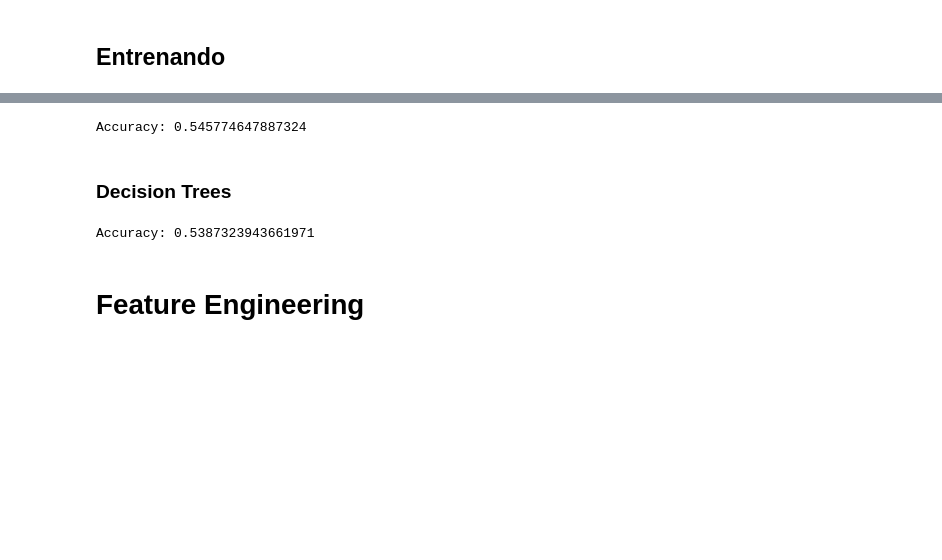
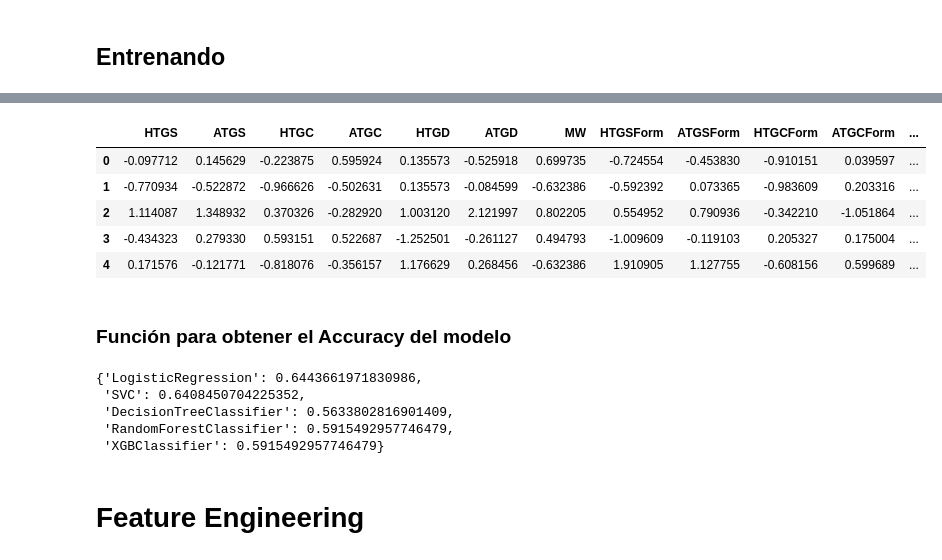
Before and after one commit to raulc03/match-prediction, a Jupyter notebook: Predict_match_winner.ipynb, the cells around one changed output, grey strips where cells are left out. Cells and saved outputs as stored; diff of their text form; code cells hidden in the pictures; blank space fills up the shorter version.

```diff
--- a/Predict_match_winner.ipynb
+++ b/Predict_match_winner.ipynb
@@ -487,11 +469,31 @@ df[(df['DateTime'].dt.year == 2023) & ((df['Home Team'] == team) | (df['Away Tea
 # %% [markdown]
 ### Función de preprocesamiento
 # %%
-def get_preprocessing(df: pd.DataFrame):
+def get_preprocessing(df: pd.DataFrame) -> (pd.DataFrame, pd.DataFrame, pd.DataFrame, pd.DataFrame):
+    """Función que realiza el preprocesamiento necesario a la data para entrenar
+
+    Parámetro
+    =========
+    df: DataFrame con la data para preprocesar
+
+    Retorna
+    =======
+    X_train: DataFrame con el 80% de la data para realizar el entrenamiento
+    X_valid: DataFrame con el 20% de la data para realizar la validación
+    y_train: DataFrame con el 80% del target (Result)
+    y_valid: DataFrame con el 20% del target (Result)
+    """
     X = df.copy()
     y = X.pop('Result')
 
     def home_team_win(result):
+        """Función que transforma el valor de 'Result' a binario.
+
+        Retorna
+        =======
+        0: Si el equipo local no ganó
+        1: Si el equipo local ganó
+        """
         if result == 'W':
             result = 1
         else:
@@ -500,32 +502,40 @@ def get_preprocessing(df: pd.DataFrame):
 
     y = y.apply(home_team_win)
 
+    # Obtenemos las columnas numéricas y las object
     object_columns = [cols for cols in X.columns if X[cols].dtype == 'object']
     numeric_columns = [cols for cols in X.columns if X[cols].dtype != 'object']
 
+    # Eliminamos las columnas categóricas que tengan más de 10 valores únicos
     drop_columns = [cols for cols in object_columns if X[cols].nunique() > 10]
 
     # Dropeamos columnas de ayuda y columnas categorícas con valore únicos altos (por ahora)
     X.drop(['DateTime',  'GF', 'GA'] + drop_columns, axis=1, inplace=True)
 
+    # Dividimos el dataset en un set de entrenamiento y validación
     X_train, X_valid, y_train, y_valid = train_test_split(X, y, train_size=0.8, test_size=0.2,
-                                                                random_state=0)
+                                                            random_state=69)
 
+    # Obtenemos nuevamente las columnas numéricas y categóricas después del dropeo
     object_columns = [cols for cols in X.columns if X[cols].dtype == 'object']
     numeric_columns = [cols for cols in X.columns if X[cols].dtype != 'object']
 
+    # Escalamos las columnas numéricas
     scaler = StandardScaler().fit(X_train[numeric_columns])
     X_train_scaled = scaler.transform(X_train[numeric_columns])
     X_valid_scaled = scaler.transform(X_valid[numeric_columns])
 
+    # Realizamos One Hot Encoding a las columnas categóricas
     dummies_train = pd.get_dummies(X_train[object_columns], dtype=float).reset_index(drop=True)
     dummies_valid = pd.get_dummies(X_valid[object_columns], dtype=float).reset_index(drop=True)
 
+    # Concatenamos ambos DataFrames
     X_train_full = pd.concat([pd.DataFrame(X_train_scaled), dummies_train],
                              axis=1, ignore_index=True)
     X_valid_full = pd.concat([pd.DataFrame(X_valid_scaled), dummies_valid],
                              axis=1, ignore_index=True)
 
+    # Volvemos a asignar los nombres de las columnas
     columns = numeric_columns + list(dummies_train.columns)
 
     X_train_full.columns = columns
@@ -660,8 +545,0 @@ SVC(kernel='linear', random_state=0)
-# %%
-y_pred = clf.predict(X_valid_scaled)
-
-print('Accuracy:', clf.score(X_valid_scaled, y_valid))
-# %% [output]
-Accuracy: 0.545774647887324
-# %% [markdown]
-### Decision Trees
@@ -676,4 +546,13 @@ clf = clf.fit(X_train_scaled, y_train)
-# %%
-print('Accuracy:', clf.score(X_valid_scaled, y_valid))
-# %% [output]
-Accuracy: 0.5387323943661971
+# %%
+X_train, X_valid, y_train, y_valid = get_preprocessing(df)
+# %%
+X_train.head()
+# %% [output]
+|  | HTGS | ATGS | HTGC | ATGC | HTGD | ATGD | MW | HTGSForm | ATGSForm | HTGCForm | ATGCForm | ... |
+| 0 | -0.097712 | 0.145629 | -0.223875 | 0.595924 | 0.135573 | -0.525918 | 0.699735 | -0.724554 | -0.453830 | -0.910151 | 0.039597 | ... |
+| 1 | -0.770934 | -0.522872 | -0.966626 | -0.502631 | 0.135573 | -0.084599 | -0.632386 | -0.592392 | 0.073365 | -0.983609 | 0.203316 | ... |
+| 2 | 1.114087 | 1.348932 | 0.370326 | -0.282920 | 1.003120 | 2.121997 | 0.802205 | 0.554952 | 0.790936 | -0.342210 | -1.051864 | ... |
+| 3 | -0.434323 | 0.279330 | 0.593151 | 0.522687 | -1.252501 | -0.261127 | 0.494793 | -1.009609 | -0.119103 | 0.205327 | 0.175004 | ... |
+| 4 | 0.171576 | -0.121771 | -0.818076 | -0.356157 | 1.176629 | 0.268456 | -0.632386 | 1.910905 | 1.127755 | -0.608156 | 0.599689 | ... |
+# %% [markdown]
+### Función para obtener el Accuracy del modelo
@@ -680,3 +604,12 @@ Accuracy: 0.5387323943661971
+# %%
+scores_1 = get_scores(X_train, X_valid, y_train, y_valid)
+scores_1
+# %% [output]
+{'LogisticRegression': 0.6443661971830986,
+ 'SVC': 0.6408450704225352,
+ 'DecisionTreeClassifier': 0.5633802816901409,
+ 'RandomForestClassifier': 0.5915492957746479,
+ 'XGBClassifier': 0.5915492957746479}
 # %% [markdown]
 # Feature Engineering
 # %% [markdown]
```
Also changed, not shown: parts of 66 cells of this notebook.
